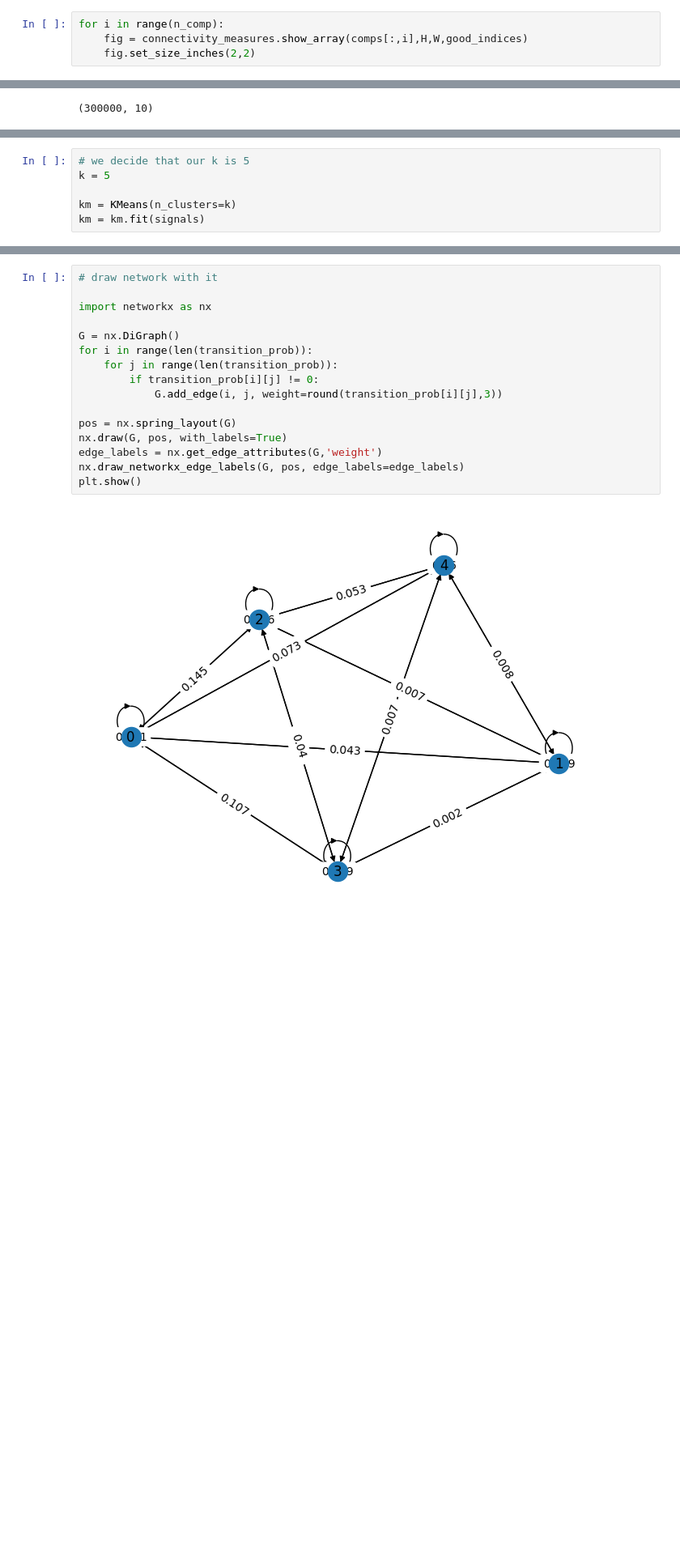
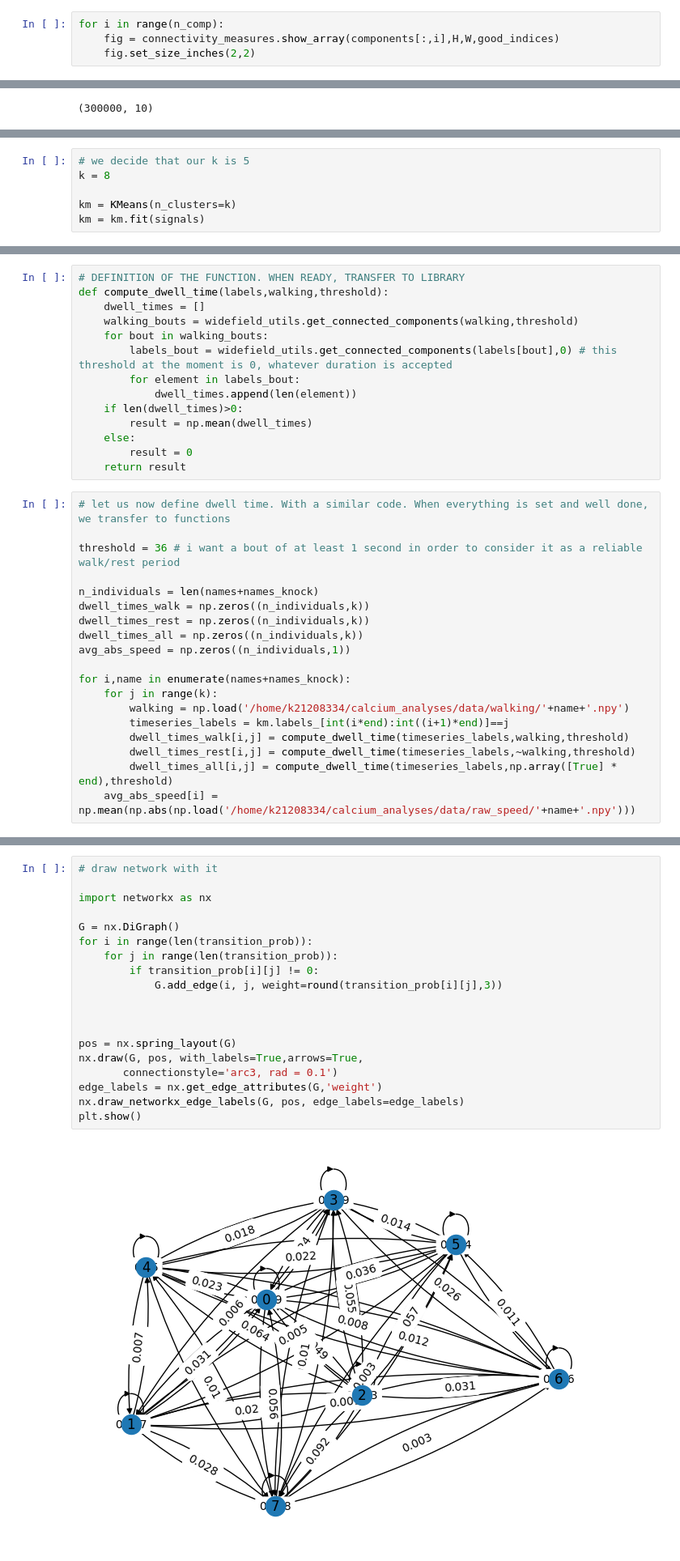
Before and after one commit to alteriis/calcium_dynamics, a Jupyter notebook: analyze/Analyze ICA.ipynb, the cells around one changed output, grey strips where cells are left out. Shown at 81% size. Saved outputs shown, nothing was run; the diff lists cells and outputs as text; blank space fills up the shorter version.

```diff
--- a/analyze/Analyze ICA.ipynb
+++ b/analyze/Analyze ICA.ipynb
@@ -35,6 +33,6 @@ walking_knock = np.concatenate([np.load('/home/k21208334/calcium_analyses/data/w
 # %%
 for i in range(n_comp):
-    fig = connectivity_measures.show_array(comps[:,i],H,W,good_indices)
+    fig = connectivity_measures.show_array(components[:,i],H,W,good_indices)
     fig.set_size_inches(2,2)
 # %% [output]
 [figure]
@@ -74,7 +70,7 @@ plt.show()
 [figure]
 # %%
 # we decide that our k is 5
-k = 5
+k = 8
 
 km = KMeans(n_clusters=k)
 km = km.fit(signals)
@@ -142,0 +153,33 @@ for i,centroid in enumerate(centroids.T):
+# %%
+# DEFINITION OF THE FUNCTION. WHEN READY, TRANSFER TO LIBRARY
+def compute_dwell_time(labels,walking,threshold):
+    dwell_times = []
+    walking_bouts = widefield_utils.get_connected_components(walking,threshold)
+    for bout in walking_bouts:
+        labels_bout = widefield_utils.get_connected_components(labels[bout],0) # this threshold at the moment is 0, whatever duration is accepted
+        for element in labels_bout:
+            dwell_times.append(len(element))
+    if len(dwell_times)>0:
+        result = np.mean(dwell_times)
+    else:
+        result = 0
+    return result
+# %%
+# let us now define dwell time. With a similar code. When everything is set and well done, we transfer to functions
+
+threshold = 36 # i want a bout of at least 1 second in order to consider it as a reliable walk/rest period
+
+n_individuals = len(names+names_knock)
+dwell_times_walk = np.zeros((n_individuals,k))
+dwell_times_rest = np.zeros((n_individuals,k))
+dwell_times_all = np.zeros((n_individuals,k))
+avg_abs_speed = np.zeros((n_individuals,1))
+
+for i,name in enumerate(names+names_knock):
+    for j in range(k):
+        walking = np.load('/home/k21208334/calcium_analyses/data/walking/'+name+'.npy')
+        timeseries_labels = km.labels_[int(i*end):int((i+1)*end)]==j
+        dwell_times_walk[i,j] = compute_dwell_time(timeseries_labels,walking,threshold)
+        dwell_times_rest[i,j] = compute_dwell_time(timeseries_labels,~walking,threshold)
+        dwell_times_all[i,j] = compute_dwell_time(timeseries_labels,np.array([True] * end),threshold)
+    avg_abs_speed[i] = np.mean(np.abs(np.load('/home/k21208334/calcium_analyses/data/raw_speed/'+name+'.npy')))
@@ -157,18 +259,21 @@ for i in range(k):
 # %%
 # draw network with it
 
 import networkx as nx
 
 G = nx.DiGraph()
 for i in range(len(transition_prob)):
     for j in range(len(transition_prob)):
         if transition_prob[i][j] != 0:
             G.add_edge(i, j, weight=round(transition_prob[i][j],3))
 
+
+
 pos = nx.spring_layout(G)
-nx.draw(G, pos, with_labels=True)
+nx.draw(G, pos, with_labels=True,arrows=True,
+       connectionstyle='arc3, rad = 0.1')
 edge_labels = nx.get_edge_attributes(G,'weight')
 nx.draw_networkx_edge_labels(G, pos, edge_labels=edge_labels)
 plt.show()
 # %% [output]
-[figure, old version]
+[figure, new version]
```
Also changed, not shown: parts of 16 cells of this notebook, 13 other files.
